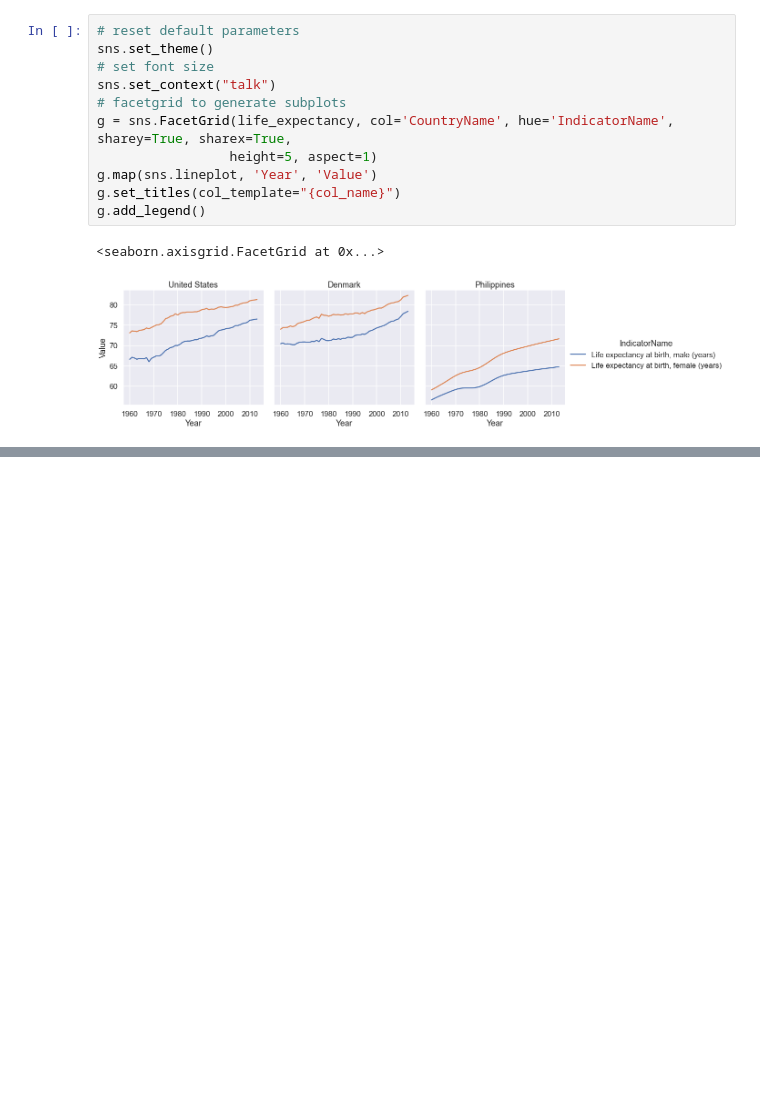
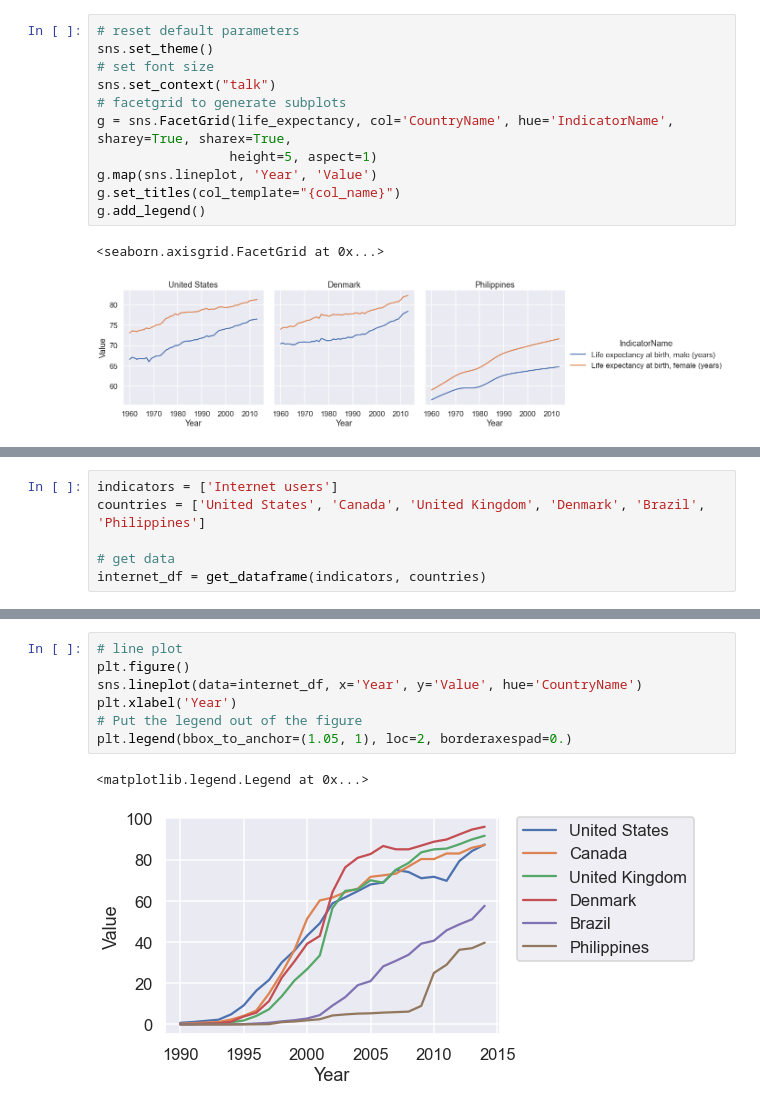
Before and after one commit to data-sandbox/world-development-indicators, a Jupyter notebook: world_development_indicators_exploration.ipynb, the cells around one changed output, grey strips where cells are left out. Drawn from its saved outputs; the diff is of its cells as text; blank space fills up the shorter version.

```diff
--- a/world_development_indicators_exploration.ipynb
+++ b/world_development_indicators_exploration.ipynb
@@ -218,0 +228,6 @@ g.add_legend()
+# %%
+indicators = ['Internet users']
+countries = ['United States', 'Canada', 'United Kingdom', 'Denmark', 'Brazil', 'Philippines']
+
+# get data
+internet_df = get_dataframe(indicators, countries)
@@ -218,0 +244,10 @@ g.add_legend()
+# %%
+# line plot
+plt.figure()
+sns.lineplot(data=internet_df, x='Year', y='Value', hue='CountryName')
+plt.xlabel('Year')
+# Put the legend out of the figure
+plt.legend(bbox_to_anchor=(1.05, 1), loc=2, borderaxespad=0.)
+# %% [output]
+<matplotlib.legend.Legend at 0x...>
+[figure, added]
```
Also changed, not shown: parts of 4 cells of this notebook.
